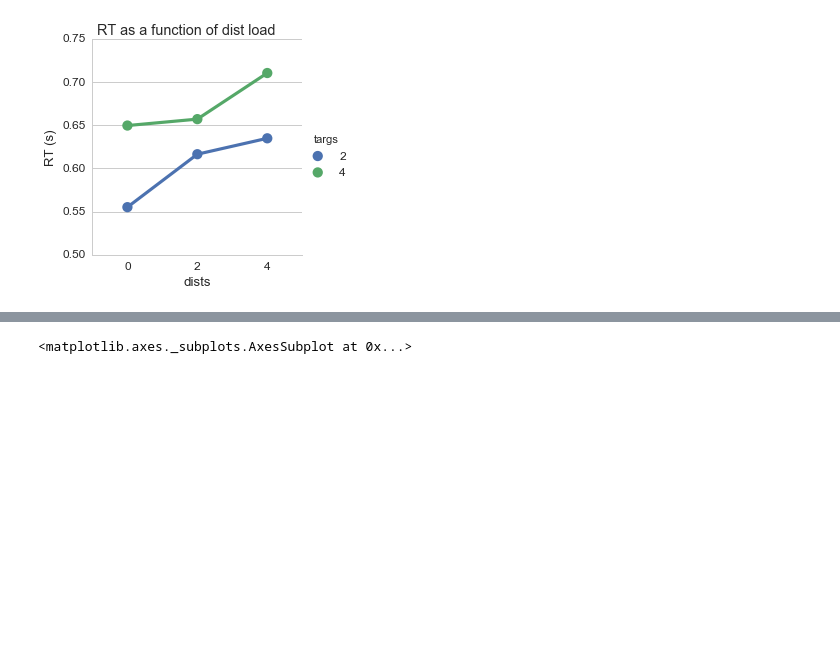
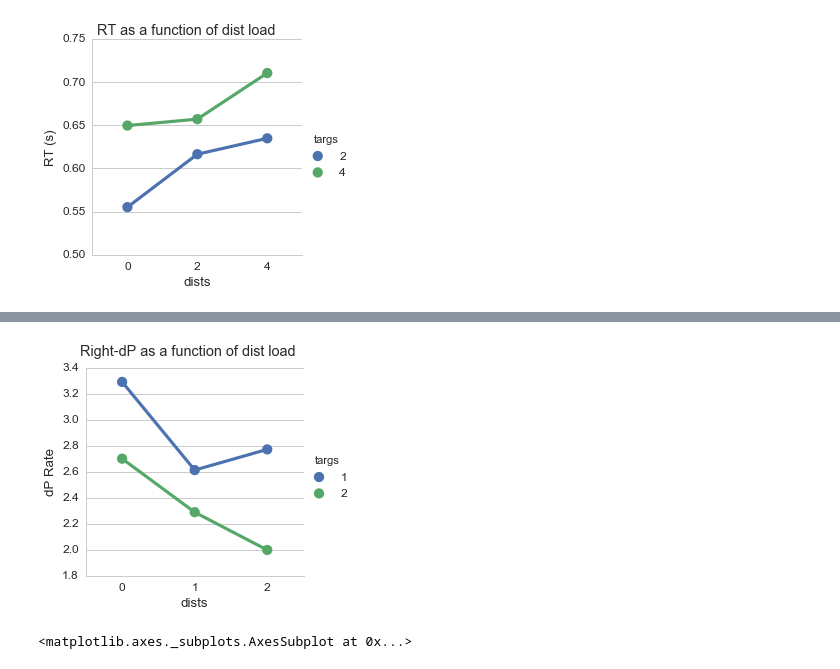
Before and after one commit to alexgonzl/tacs_vmw_alpha, a Jupyter notebook: dataVisualization.ipynb, the cells around one changed output, grey strips where cells are left out. Saved outputs shown, nothing was run; the diff lists cells and outputs as text; code cells hidden in the pictures; blank space fills up the shorter version.

```diff
--- a/dataVisualization.ipynb
+++ b/dataVisualization.ipynb
@@ -109,3 +115,10 @@ rightHitGraph.fig.subplots_adjust(top=.9)
+# %%
+rightdPGraph = sns.factorplot(data=hemData,x='dists',y='rightdPrime',hue='targs')
+rightdPGraph.set_axis_labels('dists', 'dP Rate')
+rightdPGraph.fig.suptitle('Right-dP as a function of dist load')
+rightdPGraph.fig.subplots_adjust(top=.9)
+# %% [output]
+[figure, added]
 # %%
 sns.stripplot()
 # %% [output]
```
Also changed, not shown: parts of 6 cells of this notebook, 2 other files.
